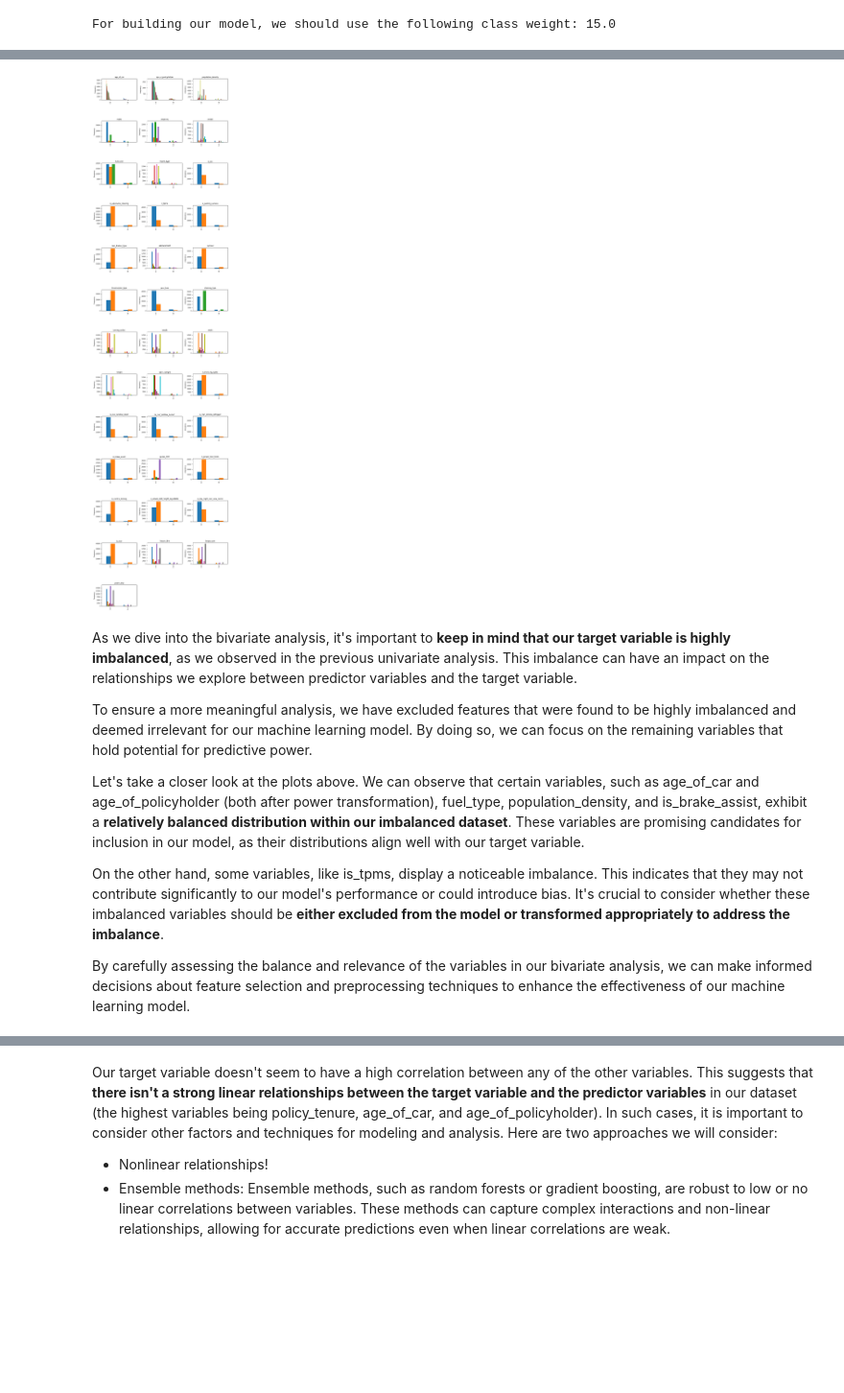
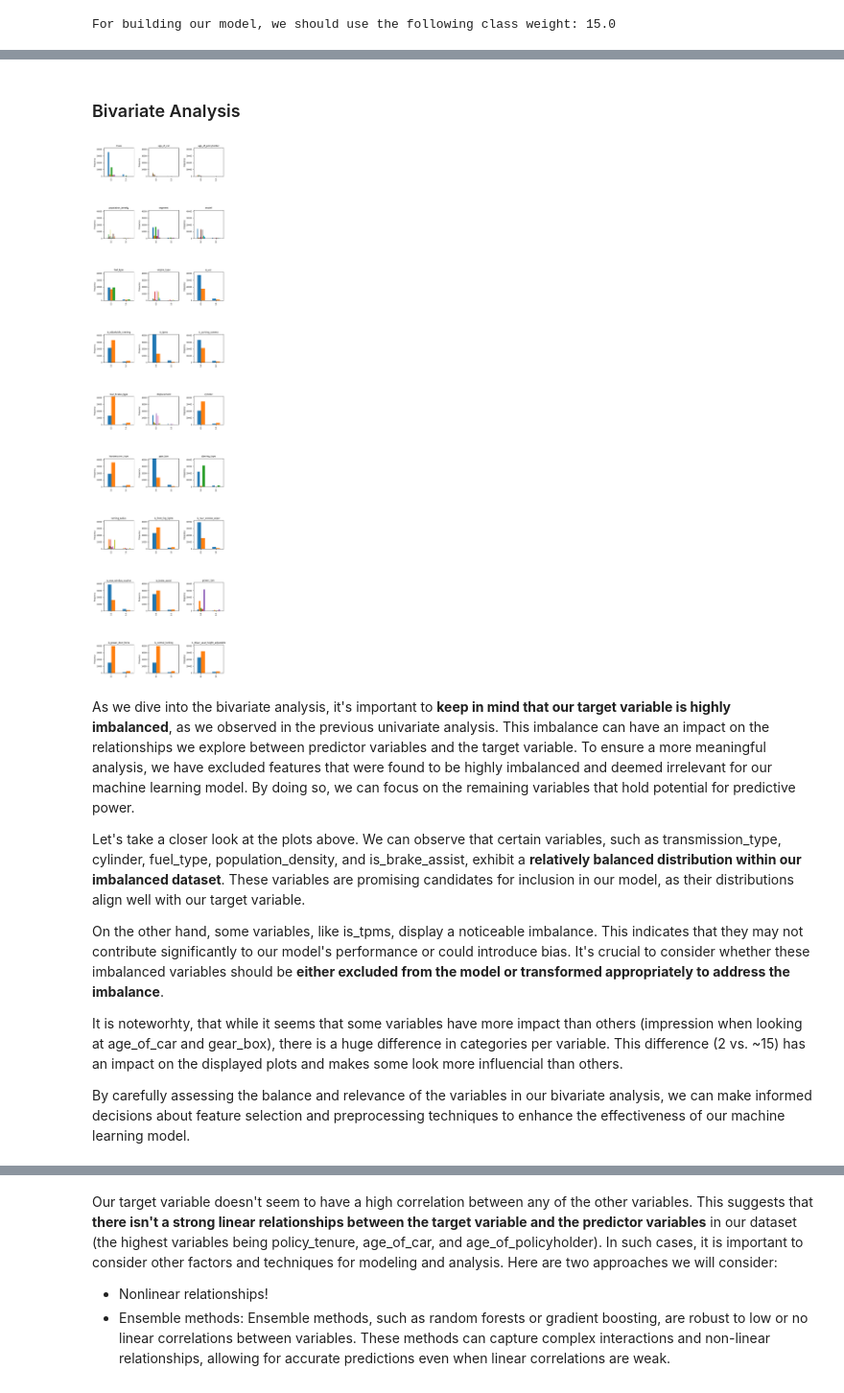
Before and after one commit to annaziegert/insurance_claim_prediciton_nova, a Jupyter notebook: final_notebook/Final_Notebook_09.05.23.ipynb, the cells around one changed output, grey strips where cells are left out. Shown at 96% size. Drawn from its saved outputs; the diff is of its cells as text; code cells hidden in the pictures; blank space fills up the shorter version.

Commit message:
eda adjusted

```diff
--- a/final_notebook/Final_Notebook_09.05.23.ipynb
+++ b/final_notebook/Final_Notebook_09.05.23.ipynb
@@ -174,17 +136,11 @@ dataset['torque_Nm'] = dataset['torque_Nm'].astype('object')
 dataset['torque_rpm'] = dataset['torque_rpm'].astype('object')
 dataset['power_bhp'] = dataset['power_bhp'].astype('object')
 dataset['power_rpm'] = dataset['power_rpm'].astype('object')
-dataset['turning_radius'] = dataset['turning_radius'].astype('object')
-dataset['length'] = dataset['length'].astype('object')
-dataset['width'] = dataset['width'].astype('object')
-dataset['height'] = dataset['height'].astype('object')
-dataset['gross_weight'] = dataset['gross_weight'].astype('object')
 dataset['make'] = dataset['make'].astype('object')
 dataset['displacement'] = dataset['displacement'].astype('object')
 
-# categorical and numerical variables
-cat = dataset.select_dtypes(include=object).columns
-num = dataset.select_dtypes(include=np.number).columns
+# numerical variables
+#num = dataset.select_dtypes(include=np.number).columns
 # %% [markdown]
 #### Categorical Variables
 
@@ -198,6 +150,9 @@ plt.rcParams.update({'font.size': 7})
 rows = 14
 columns = 3
 iterator=1
+
+cat = ['area_cluster', 'model', 'engine_type', 'airbags', 'is_parking_sensors',
+       'is_power_steering', 'is_speed_alert', 'ncap_rating']
 
 for i in  cat:
     plt.subplots_adjust(left=None, bottom=1, right=1.5, top=10, wspace=0.3, hspace=1.3)
@@ -335,52 +244,61 @@ By analyzing these bivariate relationships through bar plots, you can gain insig
+# %% [markdown]
+### Bivariate Analysis
 # %%
 plt.rcParams.update({'font.size': 7})
 
-bva = ['age_of_car', 'age_of_policyholder', 'population_density', 'make',
+bva = ['make', 'age_of_car', 'age_of_policyholder', 'population_density',
        'segment', 'model', 'fuel_type', 'engine_type', 'is_esc', 'is_adjustable_steering',
        'is_tpms', 'is_parking_camera', 'rear_brakes_type', 'displacement', 'cylinder',
-       'transmission_type', 'gear_box', 'steering_type', 'turning_radius', 'length',
-       'width', 'height', 'gross_weight', 'is_front_fog_lights', 'is_rear_window_wiper',
-       'is_rear_window_washer', 'is_rear_window_defogger', 'is_brake_assist', 'power_rpm',
+       'transmission_type', 'gear_box', 'steering_type', 'turning_radius', 'is_front_fog_lights', 'is_rear_window_wiper',
+       'is_rear_window_washer', 'is_brake_assist', 'power_rpm',
        'is_power_door_locks', 'is_central_locking', 'is_driver_seat_height_adjustable',
-       'is_day_night_rear_view_mirror', 'is_ecw', 'torque_Nm', 'torque_rpm', 'power_bhp']
+       ]
 
 num_features = len(bva)
 rows = (num_features + 2) // 3  # Calculate the number of rows based on the number of features
 columns = 3
 iterator = 1
 
-fig, axes = plt.subplots(rows, columns, figsize=(6.5, 4))
+fig, axes = plt.subplots(rows, columns, figsize=(5, 3))
 
-plt.subplots_adjust(left=None, bottom=1, right=1.45, top=10, wspace=0.3, hspace=1)
+plt.subplots_adjust(left=None, bottom=0.3, right=1.45, top=10, wspace=0.5, hspace=1.2)
+
+max_freq = 0  # Track the maximum frequency across all plots
 
 for i, feature in enumerate(bva):
     row = i // columns
     col = i % columns
     ax = axes[row, col]
-    pd.crosstab(dataset.is_claim, dataset[feature]).plot(kind='bar', ax=ax, legend=False)
+    freq_table = pd.crosstab(dataset.is_claim, dataset[feature])
+    freq_table.plot(kind='bar', ax=ax, legend=False)
     ax.set_title(feature)
     ax.set_ylabel('Frequency')
     ax.set_xlabel('')  # Remove x-label for better readability
     ax.tick_params(axis='x', rotation=90)
+    if freq_table.values.max() > max_freq:
+        max_freq = freq_table.values.max()
+
+for ax in axes.flat:
+    ax.set_ylim([0, max_freq])  # Set y-axis limits for all plots
 
 # Remove empty subplots if there are any
 if num_features < rows * columns:
     for i in range(num_features, rows * columns):
         row = i // columns
         col = i % columns
         fig.delaxes(axes[row, col])
 
 plt.tight_layout()
 plt.show()
 # %% [output]
-[figure, old version]
+[figure, new version]
 # %% [markdown]
-As we dive into the bivariate analysis, it's important to **keep in mind that our target variable is highly imbalanced**, as we observed in the previous univariate analysis. This imbalance can have an impact on the relationships we explore between predictor variables and the target variable.
+As we dive into the bivariate analysis, it's important to **keep in mind that our target variable is highly imbalanced**, as we observed in the previous univariate analysis. This imbalance can have an impact on the relationships we explore between predictor variables and the target variable. To ensure a more meaningful analysis, we have excluded features that were found to be highly imbalanced and deemed irrelevant for our machine learning model. By doing so, we can focus on the remaining variables that hold potential for predictive power.
 
-To ensure a more meaningful analysis, we have excluded features that were found to be highly imbalanced and deemed irrelevant for our machine learning model. By doing so, we can focus on the remaining variables that hold potential for predictive power.
-
-Let's take a closer look at the plots above. We can observe that certain variables, such as age_of_car and age_of_policyholder (both after power transformation), fuel_type, population_density, and is_brake_assist, exhibit a **relatively balanced distribution within our imbalanced dataset**. These variables are promising candidates for inclusion in our model, as their distributions align well with our target variable.
+Let's take a closer look at the plots above. We can observe that certain variables, such as transmission_type, cylinder, fuel_type, population_density, and is_brake_assist, exhibit a **relatively balanced distribution within our imbalanced dataset**. These variables are promising candidates for inclusion in our model, as their distributions align well with our target variable.
 
 On the other hand, some variables, like is_tpms, display a noticeable imbalance. This indicates that they may not contribute significantly to our model's performance or could introduce bias. It's crucial to consider whether these imbalanced variables should be **either excluded from the model or transformed appropriately to address the imbalance**.
 
+It is noteworhty, that while it seems that some variables have more impact than others (impression when looking at age_of_car and gear_box), there is a huge difference in categories per variable. This difference (2 vs. ~15) has an impact on the displayed plots and makes some look more influencial than others.
+
 By carefully assessing the balance and relevance of the variables in our bivariate analysis, we can make informed decisions about feature selection and preprocessing techniques to enhance the effectiveness of our machine learning model.
```
Also changed, not shown: parts of 27 cells of this notebook, 1 other file.
